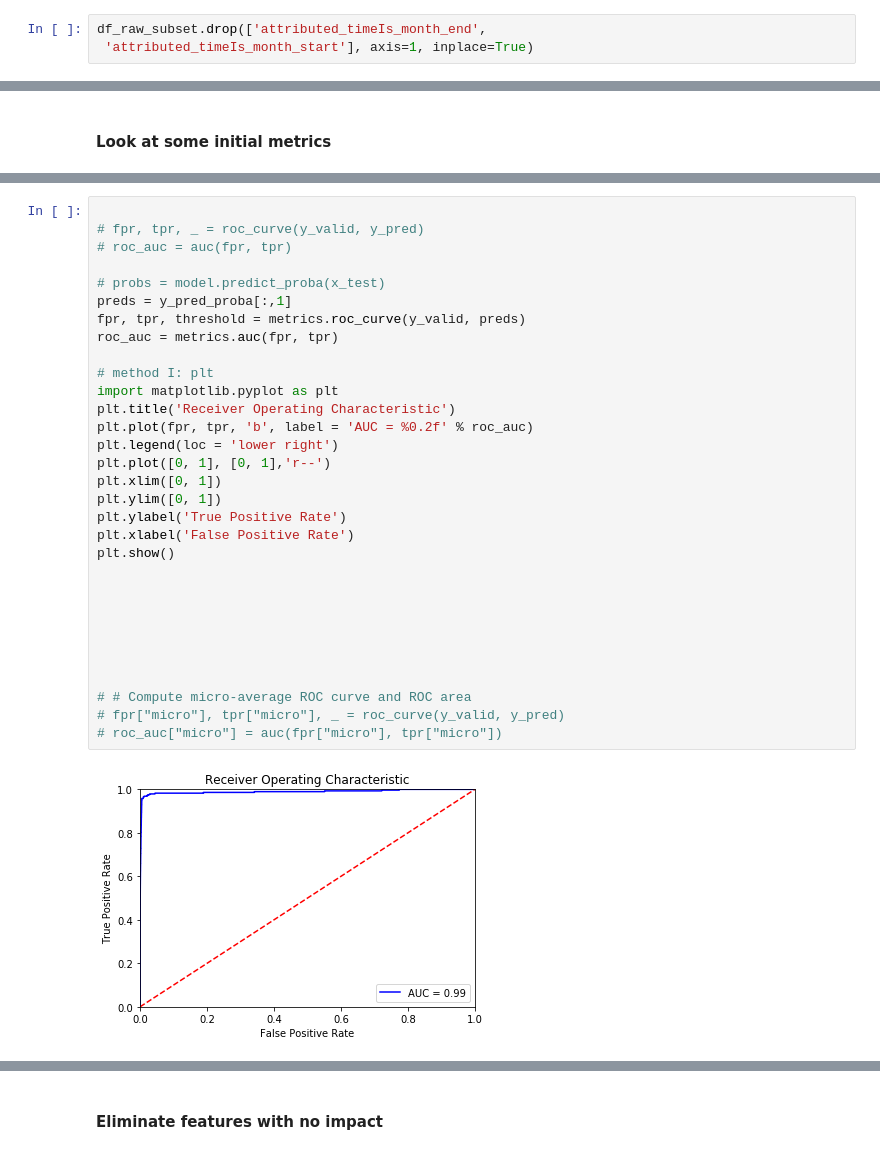
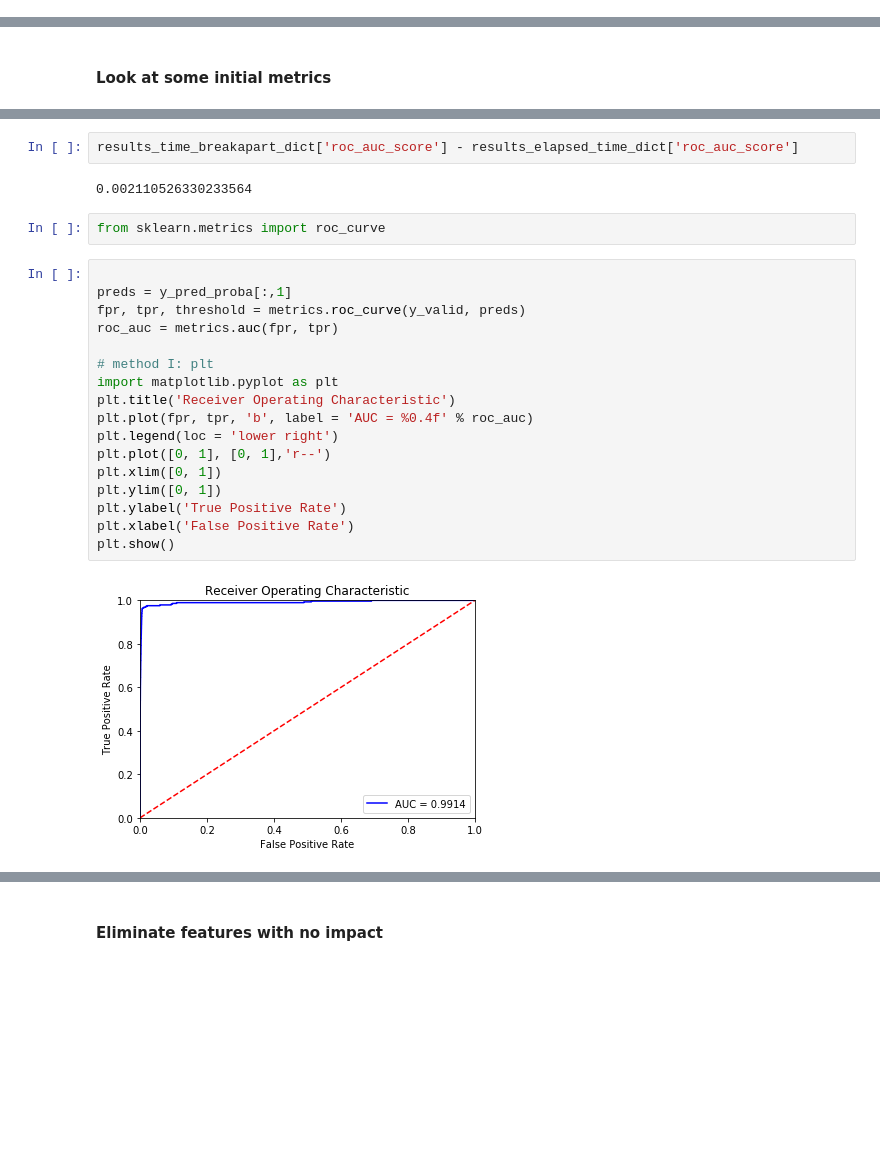
Before and after one commit to michaelwoline/Portfolio, a Jupyter notebook: notebooks-projects-code-notes/ML_Ad_Tracking_Fraud_detection_Kaggle.ipynb, the cells around one changed output, grey strips where cells are left out. Cells and saved outputs as stored; diff of their text form; blank space fills up the shorter version.

```diff
--- a/notebooks-projects-code-notes/ML_Ad_Tracking_Fraud_detection_Kaggle.ipynb
+++ b/notebooks-projects-code-notes/ML_Ad_Tracking_Fraud_detection_Kaggle.ipynb
@@ -378,7 +371,4 @@ df_raw_subset["ip_app_dev_os"] = df_raw_subset["ip"] + df_raw_subset['app']+ df_
 df_raw_subset["ip_app_dev"] = df_raw_subset["ip"] + df_raw_subset['app']+ df_raw_subset['device']
 # %%
 faststruct.add_datepart(df_raw_subset, "click_time", drop=False, time=True)
-# %%
-df_raw_subset.drop(['attributed_timeIs_month_end',
- 'attributed_timeIs_month_start'], axis=1, inplace=True)
 # %%
@@ -584,33 +577,25 @@ array([0.     , 0.00014, 1.     ])
+# %%
+results_time_breakapart_dict['roc_auc_score'] - results_elapsed_time_dict['roc_auc_score']
+# %% [output]
+0.002110526330233564
+# %%
+from sklearn.metrics import roc_curve
 # %%
 
-# fpr, tpr, _ = roc_curve(y_valid, y_pred)
-# roc_auc = auc(fpr, tpr)
-
-# probs = model.predict_proba(x_test)
 preds = y_pred_proba[:,1]
 fpr, tpr, threshold = metrics.roc_curve(y_valid, preds)
 roc_auc = metrics.auc(fpr, tpr)
 
 # method I: plt
 import matplotlib.pyplot as plt
 plt.title('Receiver Operating Characteristic')
-plt.plot(fpr, tpr, 'b', label = 'AUC = %0.2f' % roc_auc)
+plt.plot(fpr, tpr, 'b', label = 'AUC = %0.4f' % roc_auc)
 plt.legend(loc = 'lower right')
 plt.plot([0, 1], [0, 1],'r--')
 plt.xlim([0, 1])
 plt.ylim([0, 1])
 plt.ylabel('True Positive Rate')
 plt.xlabel('False Positive Rate')
 plt.show()
-
-
-
-
-
-
-
-# # Compute micro-average ROC curve and ROC area
-# fpr["micro"], tpr["micro"], _ = roc_curve(y_valid, y_pred)
-# roc_auc["micro"] = auc(fpr["micro"], tpr["micro"])
 # %% [output]
-[figure, old version]
+[figure, new version]
```
Also changed, not shown: parts of 48 cells of this notebook.
